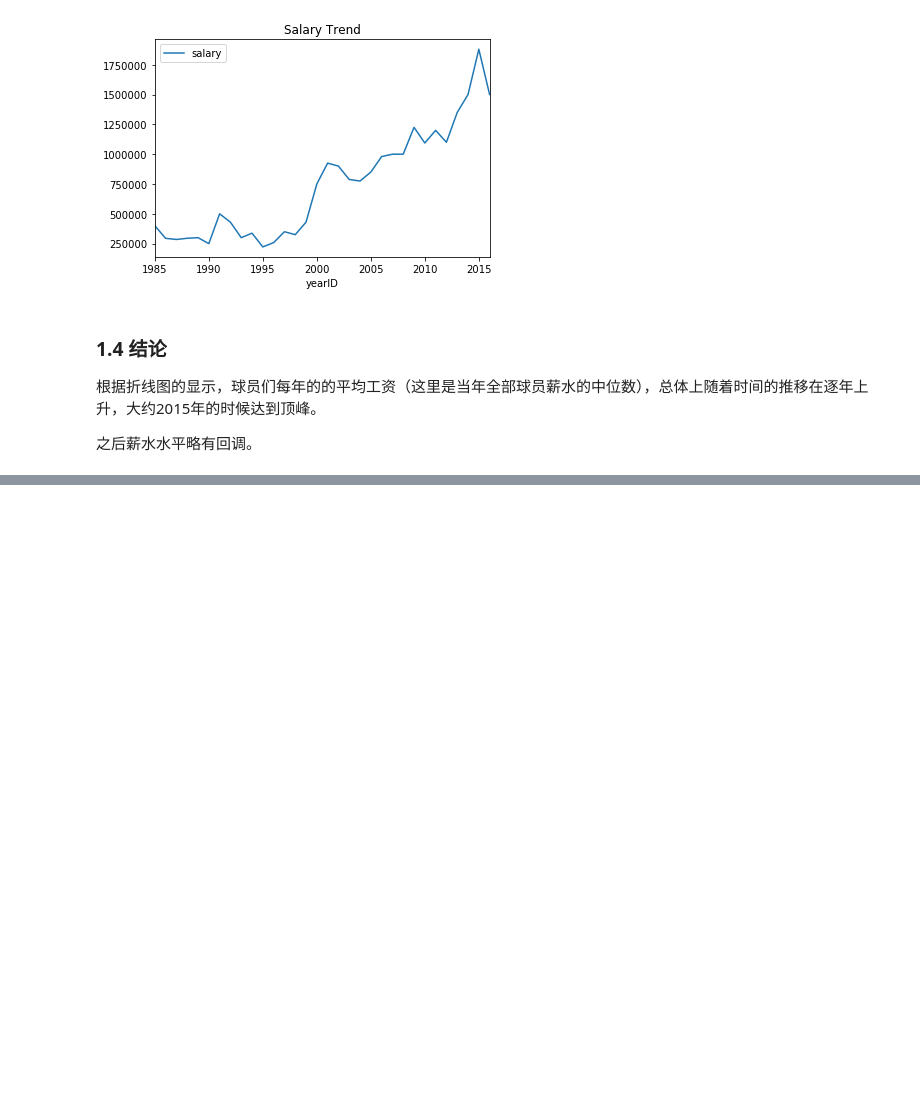
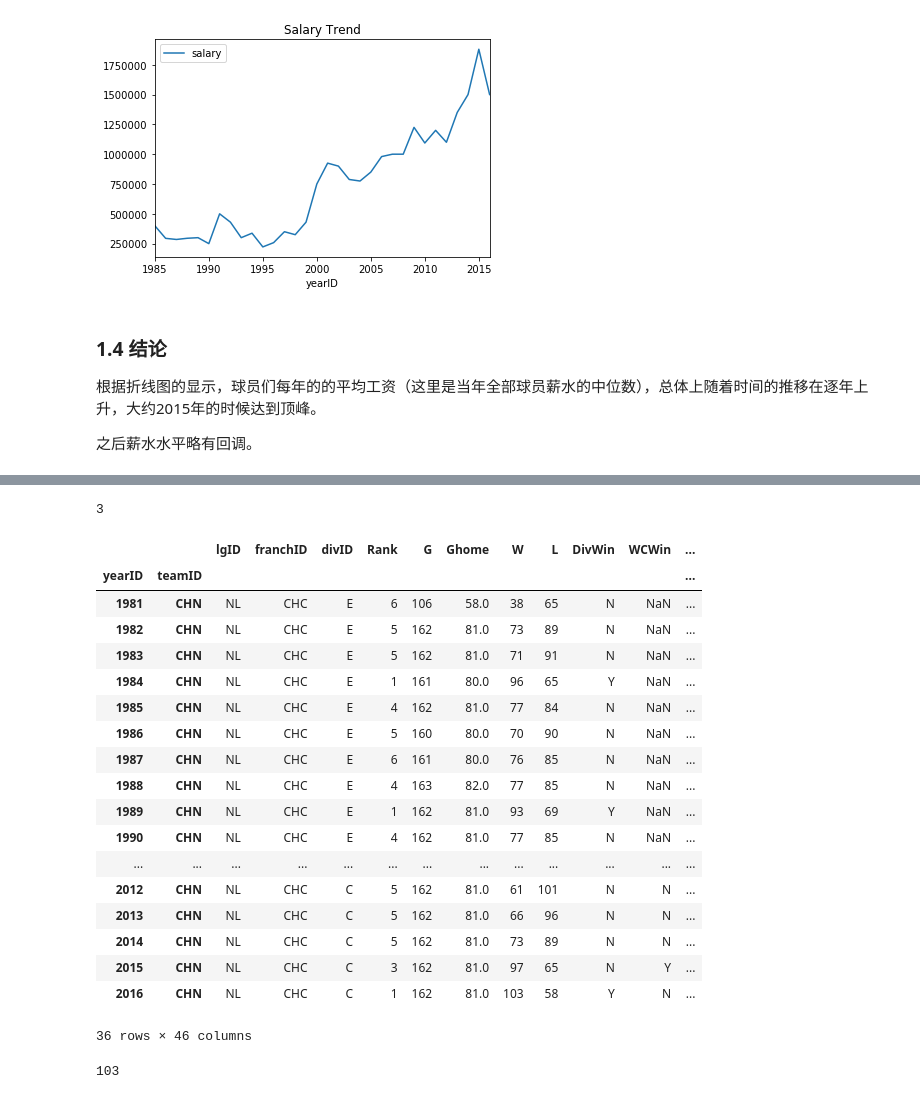
Before and after one commit to sunrise2075/ud-ml-basics-p4-dataset-investigation, a Jupyter notebook: data-report.ipynb, the cells around one changed output, grey strips where cells are left out. Cells and saved outputs as stored; diff of their text form; code cells hidden in the pictures; blank space fills up the shorter version.

```diff
--- a/data-report.ipynb
+++ b/data-report.ipynb
@@ -218,0 +223,6 @@ salaryYearDF.plot(title='Salary Trend')
+# %%
+# 导入数据文件并且生成dataframe数据结构
+teamsFileName = './baseballdatabank-2017.1/core/teams.csv'
+teamsDF = pd.read_csv(teamsFileName)
+# 查看数据集前几条记录
+teamsDF.head()
@@ -218,0 +262,5 @@ salaryYearDF.plot(title='Salary Trend')
+# %%
+# 在已有的数据结构上设置索引，不生成新对象
+teamsDF.set_index(['yearID', 'teamID'], inplace=True)
+# 打印数据对象
+teamsDF.head()
@@ -218,0 +276,45 @@ salaryYearDF.plot(title='Salary Trend')
+# %%
+# 根据索引查找数据
+# 年份： 1871
+# 球队ID： BS1
+# 目标属性： 球队排名
+teamsDF['Rank'][1871, 'BS1']
+# %% [output]
+3
+# %%
+# 根据索引查找数据
+# 年份： 1980年以后
+# 球队ID： CHN
+# 目标属性： 一条记录的全部属性
+
+result_df = teamsDF.loc[
+                (teamsDF.index.get_level_values('yearID') > 1980)
+                & (teamsDF.index.get_level_values('teamID') == 'CHN')
+            ]
+# 打印数据结果
+result_df
+# %% [output]
+|  |  | lgID | franchID | divID | Rank | G | Ghome | W | L | DivWin | WCWin | ... |
+| yearID | teamID |  |  |  |  |  |  |  |  |  |  | ... |
+| 1981 | CHN | NL | CHC | E | 6 | 106 | 58.0 | 38 | 65 | N | NaN | ... |
+| 1982 | CHN | NL | CHC | E | 5 | 162 | 81.0 | 73 | 89 | N | NaN | ... |
+| 1983 | CHN | NL | CHC | E | 5 | 162 | 81.0 | 71 | 91 | N | NaN | ... |
+| 1984 | CHN | NL | CHC | E | 1 | 161 | 80.0 | 96 | 65 | Y | NaN | ... |
+| 1985 | CHN | NL | CHC | E | 4 | 162 | 81.0 | 77 | 84 | N | NaN | ... |
+| 1986 | CHN | NL | CHC | E | 5 | 160 | 80.0 | 70 | 90 | N | NaN | ... |
+| 1987 | CHN | NL | CHC | E | 6 | 161 | 80.0 | 76 | 85 | N | NaN | ... |
+| 1988 | CHN | NL | CHC | E | 4 | 163 | 82.0 | 77 | 85 | N | NaN | ... |
+| 1989 | CHN | NL | CHC | E | 1 | 162 | 81.0 | 93 | 69 | Y | NaN | ... |
+| 1990 | CHN | NL | CHC | E | 4 | 162 | 81.0 | 77 | 85 | N | NaN | ... |
+| ... | ... | ... | ... | ... | ... | ... | ... | ... | ... | ... | ... | ... |
+| 2012 | CHN | NL | CHC | C | 5 | 162 | 81.0 | 61 | 101 | N | N | ... |
+| 2013 | CHN | NL | CHC | C | 5 | 162 | 81.0 | 66 | 96 | N | N | ... |
+| 2014 | CHN | NL | CHC | C | 5 | 162 | 81.0 | 73 | 89 | N | N | ... |
+| 2015 | CHN | NL | CHC | C | 3 | 162 | 81.0 | 97 | 65 | N | Y | ... |
+| 2016 | CHN | NL | CHC | C | 1 | 162 | 81.0 | 103 | 58 | Y | N | ... |
+36 rows × 46 columns
+# %%
+# 查找这个球队在2015年的赢球场次
+result_df['W'][2016, 'CHN']
+# %% [output]
+103
```
Also changed, not shown: parts of 7 cells of this notebook, 1 other file.
